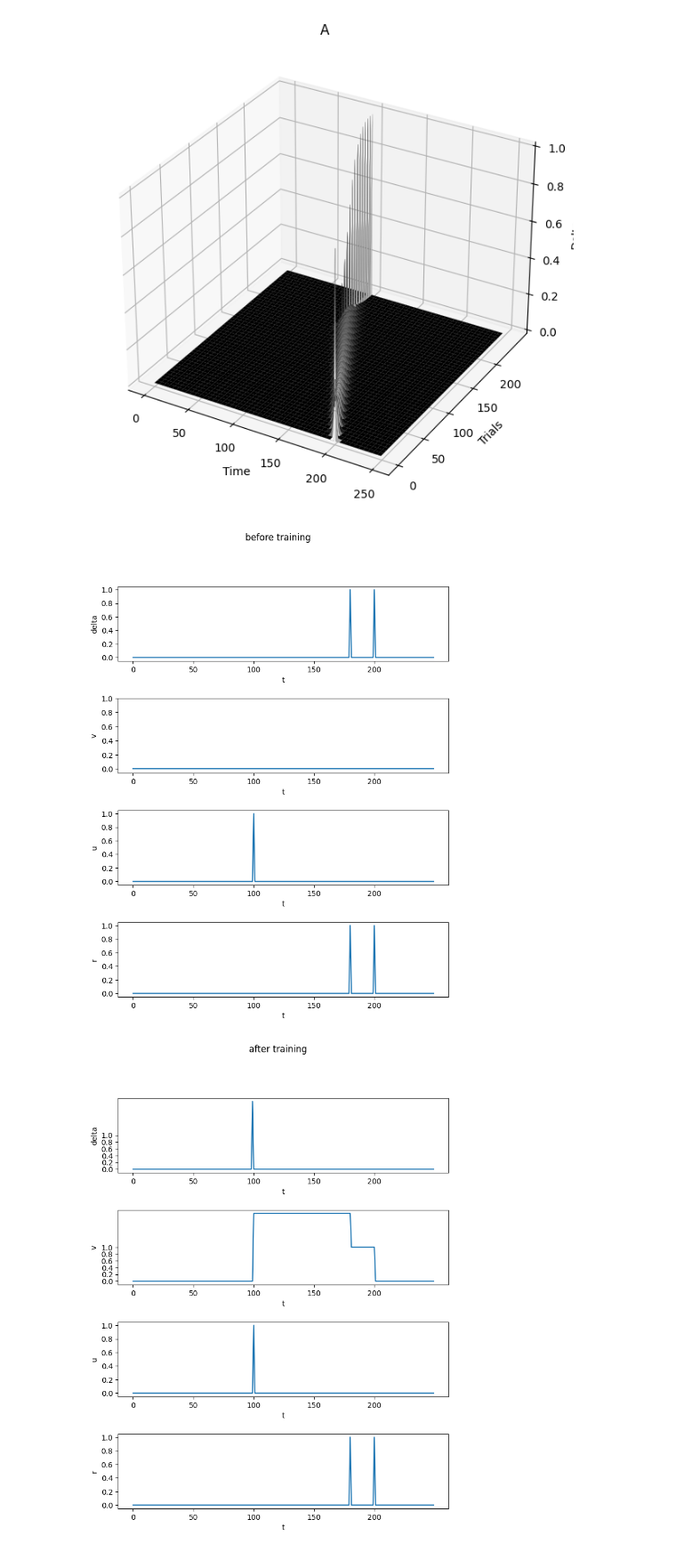
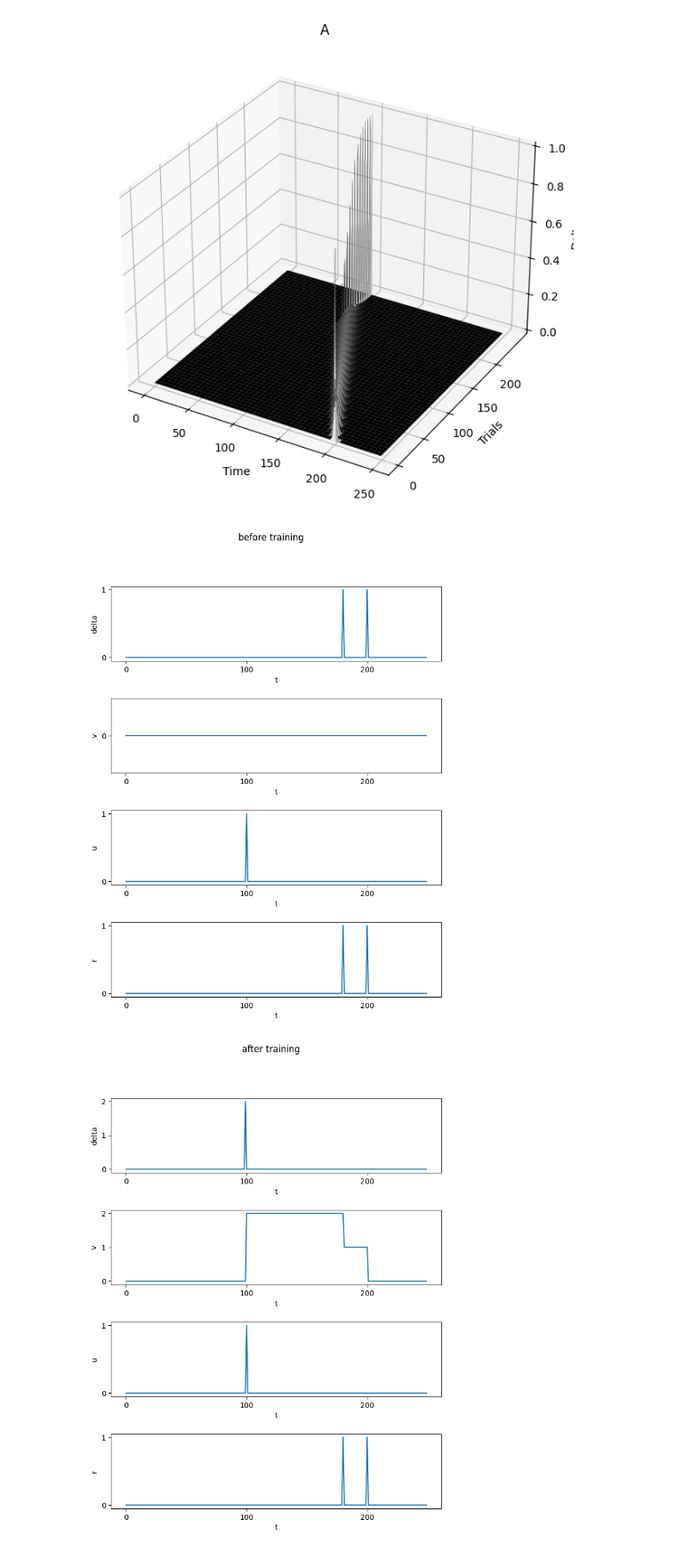
Before and after one commit to alinakrause/NeuralModelling, a Jupyter notebook: TDL.ipynb, the cells around one changed output. Shown at 89% size. Cells and saved outputs as stored; diff of their text form; code cells hidden in the pictures.

```diff
--- a/TDL.ipynb
+++ b/TDL.ipynb
@@ -451,8 +451,8 @@ def plot_1d_subplots(delta, v, u, r, T,n):
         axes[i].plot(data)
         axes[i].set_xlabel('t')
         axes[i].set_ylabel(['delta', 'v', 'u', 'r'][i])
-        axes[i].set_xticks(np.arange(0, T, step=50))
-        axes[i].set_yticks(np.arange(0, 1.1, step=0.2))
+        axes[i].set_xticks(np.arange(0, T, step=100))
+        axes[i].set_yticks(np.arange(0, max(data)+0.1, step=1))
 
     plt.subplots_adjust(hspace=0.5)
     plt.show()
@@ -492,33 +492,33 @@ def simulate_and_plot(trials, T):
             delta[t] = r[t] + v[t + 1] - v[t]
 
         delta_values[n, :] = delta
         for t in range(T):
             for tau in range(t):
                 w[tau] = w[tau] + e * delta[t] * u[t - tau]
 
         if n == 0 or n == trials - 1:
             plot_1d_subplots(delta, v, u, r, T,n)
 
     plot_3d_surface(delta_values, T, trials)
 
 # Initialize parameters
 T = 250
 delta = np.zeros((T))
 v = np.zeros((T))
 trials = 250
 w = np.zeros((T))
 r = np.zeros((T))
 u = np.zeros((T))
 
 # Set initial conditions
 r[200] = 1
 r[180] = 1
 u[100] = 1
 e = 0.5
 
 # Run simulation and plot
 simulate_and_plot(trials, T)
 # %% [output]
-[figure, old version]
+[figure, new version]
-[figure, old version]
+[figure, new version]
 [figure]
```
